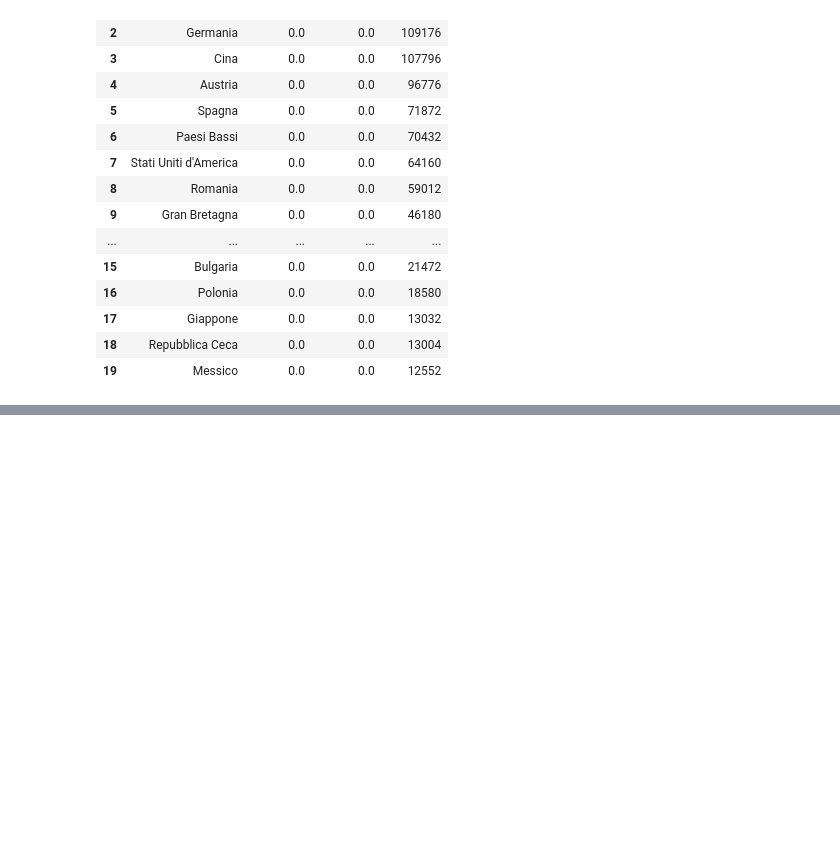
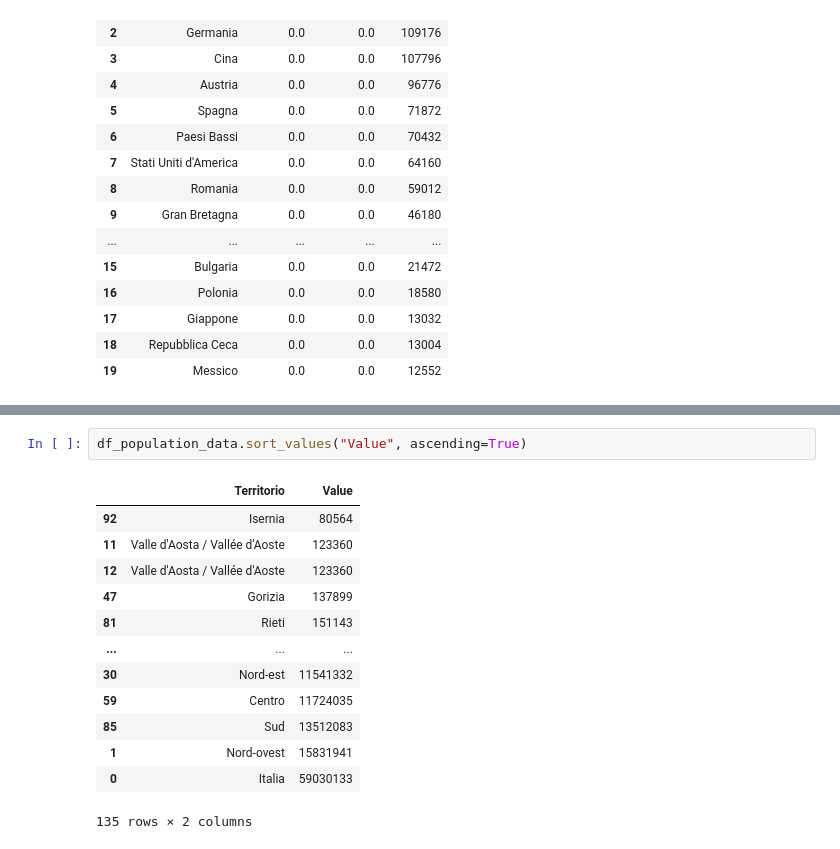
Before and after one commit to nico1654/project_work, a Jupyter notebook: Project_Work.ipynb, the cells around one changed output, grey strips where cells are left out. Cells and saved outputs as stored; diff of their text form; blank space fills up the shorter version.

```diff
--- a/Project_Work.ipynb
+++ b/Project_Work.ipynb
@@ -142,0 +174,16 @@ df_population_data = df_population_data.loc[:,["Territorio" , "Value"]]
+# %%
+df_population_data.sort_values("Value", ascending=True)
+# %% [output]
+|  | Territorio | Value |
+| 92 | Isernia | 80564 |
+| 11 | Valle d'Aosta / Vallée d'Aoste | 123360 |
+| 12 | Valle d'Aosta / Vallée d'Aoste | 123360 |
+| 47 | Gorizia | 137899 |
+| 81 | Rieti | 151143 |
+| ... | ... | ... |
+| 30 | Nord-est | 11541332 |
+| 59 | Centro | 11724035 |
+| 85 | Sud | 13512083 |
+| 1 | Nord-ovest | 15831941 |
+| 0 | Italia | 59030133 |
+135 rows × 2 columns
```
Also changed, not shown: parts of 12 cells of this notebook.
